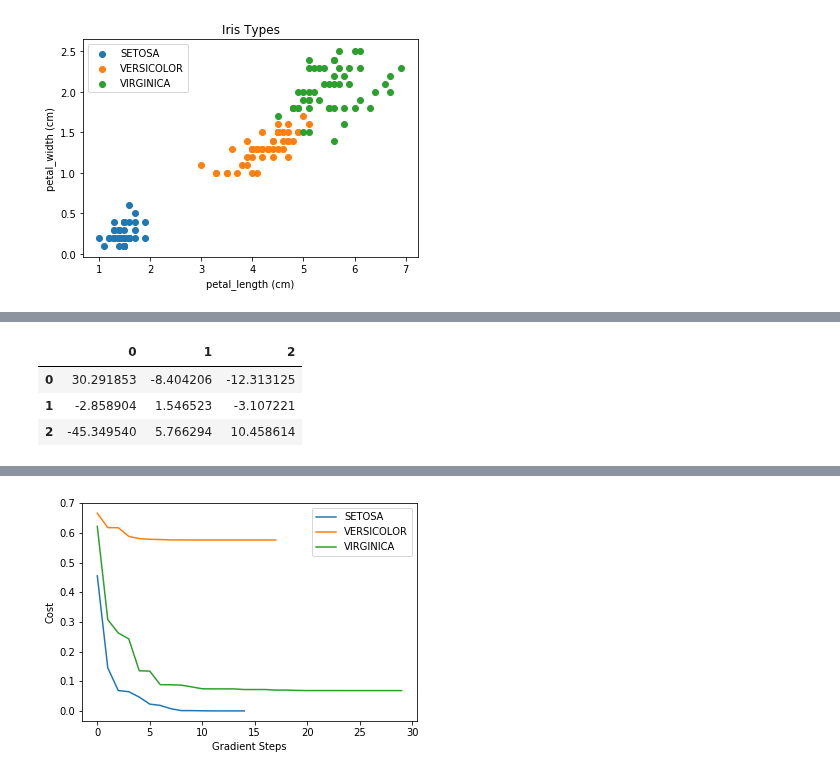
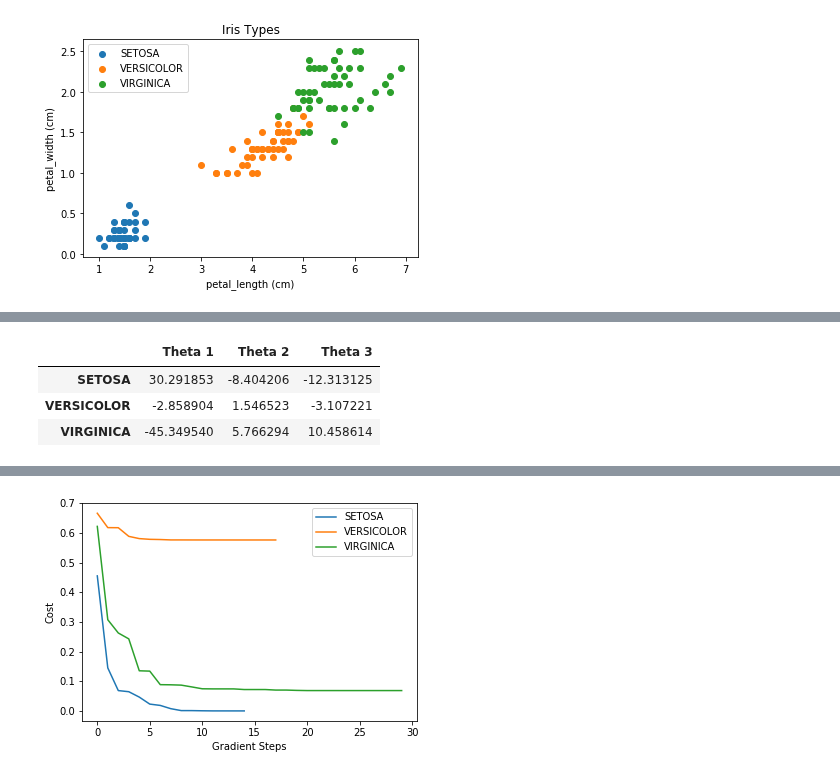
Before and after one commit to trekhleb/homemade-machine-learning, a Jupyter notebook: notebooks/logistic_regression/linear_logistic_regression_demo.ipynb, the cells around one changed output, grey strips where cells are left out. Drawn from its saved outputs; the diff is of its cells as text; code cells hidden in the pictures.

```diff
--- a/notebooks/logistic_regression/linear_logistic_regression_demo.ipynb
+++ b/notebooks/logistic_regression/linear_logistic_regression_demo.ipynb
@@ -68,19 +117,20 @@ y_train = data['class'].values.reshape((num_examples, 1))
 # %%
 # Set up linear regression parameters.
 max_iterations = 1000  # Max number of gradient descent iterations.
 regularization_param = 0  # Helps to fight model overfitting.
 polynomial_degree = 0  # The degree of additional polynomial features.
 sinusoid_degree = 0  # The degree of sinusoid parameter multipliers of additional features.
 
 # Init logistic regression instance.
 logistic_regression = LogisticRegression(x_train, y_train, polynomial_degree, sinusoid_degree)
 
 # Train logistic regression.
 (thetas, costs) = logistic_regression.train(regularization_param, max_iterations)
 
-pd.DataFrame(thetas)
+# Print model parameters that have been learned.
+pd.DataFrame(thetas, columns=['Theta 1', 'Theta 2', 'Theta 3'], index=['SETOSA', 'VERSICOLOR', 'VIRGINICA'])
 # %% [output]
-|  | 0 | 1 | 2 |
-| 0 | 30.291853 | -8.404206 | -12.313125 |
-| 1 | -2.858904 | 1.546523 | -3.107221 |
-| 2 | -45.349540 | 5.766294 | 10.458614 |
+|  | Theta 1 | Theta 2 | Theta 3 |
+| SETOSA | 30.291853 | -8.404206 | -12.313125 |
+| VERSICOLOR | -2.858904 | 1.546523 | -3.107221 |
+| VIRGINICA | -45.349540 | 5.766294 | 10.458614 |
```
Also changed, not shown: parts of 17 cells of this notebook, 2 other files.
